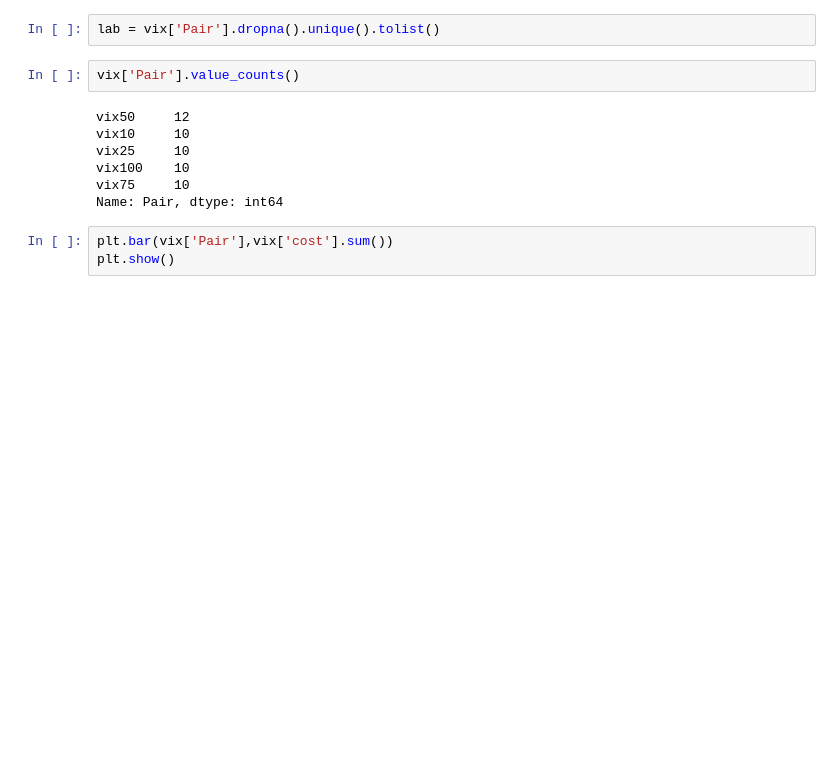
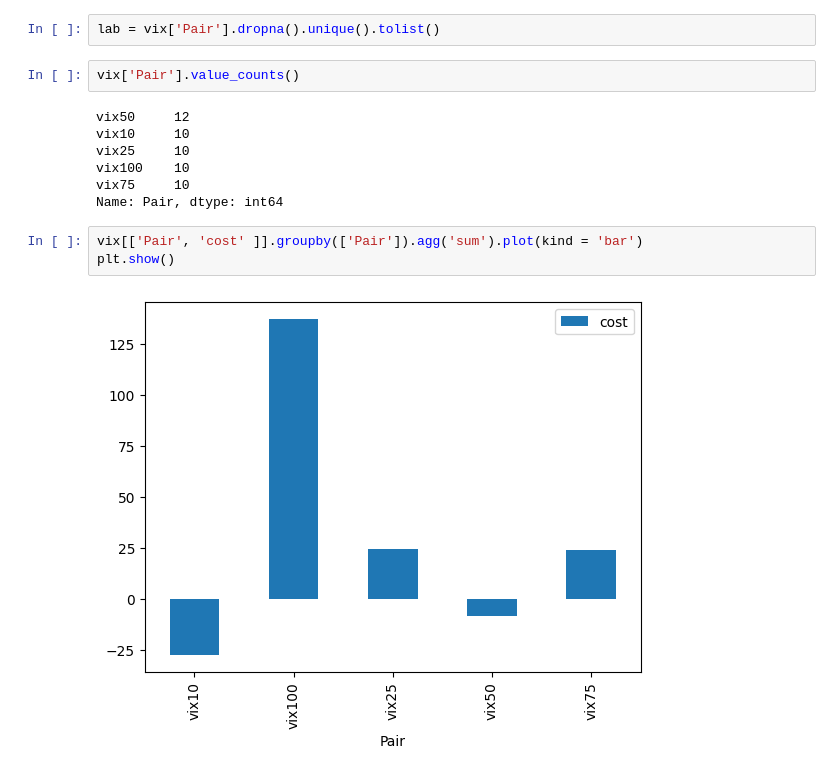
Before and after one commit to ToluPaul/forex, a Jupyter notebook: forex_pred.ipynb, the cells around one changed output. Saved outputs shown, nothing was run; the diff lists cells and outputs as text; blank space fills up the shorter version.

```diff
--- a/forex_pred.ipynb
+++ b/forex_pred.ipynb
@@ -160,6 +160,8 @@ vix25     10
 vix100    10
 vix75     10
 Name: Pair, dtype: int64
-# %%
-plt.bar(vix['Pair'],vix['cost'].sum())
-plt.show()
+# %%
+vix[['Pair', 'cost' ]].groupby(['Pair']).agg('sum').plot(kind = 'bar')
+plt.show()
+# %% [output]
+[figure, added]
```
